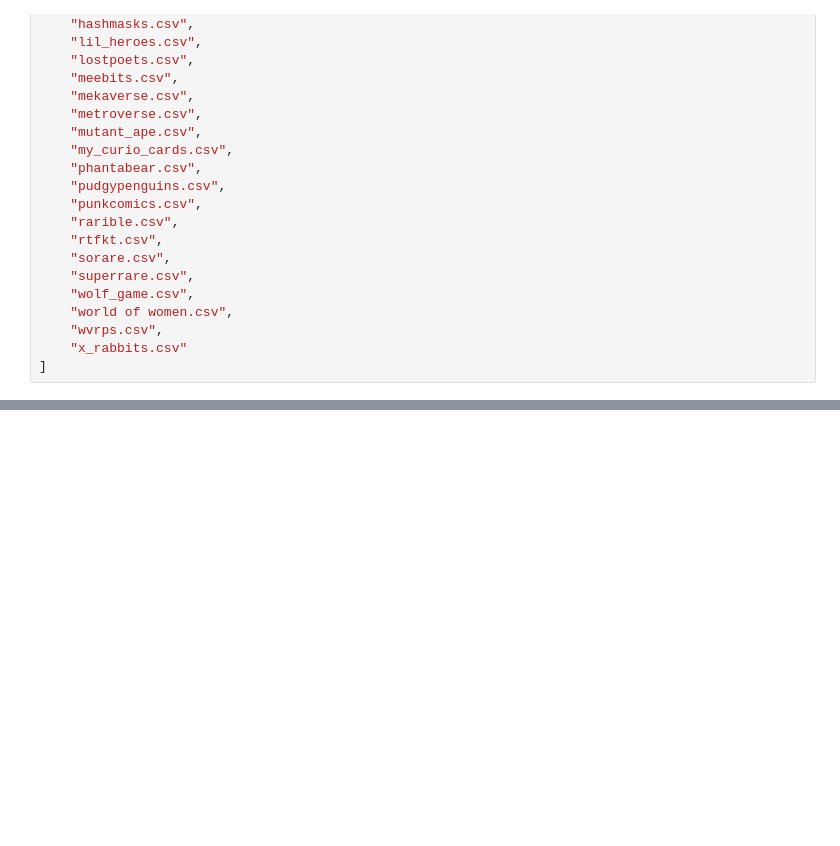
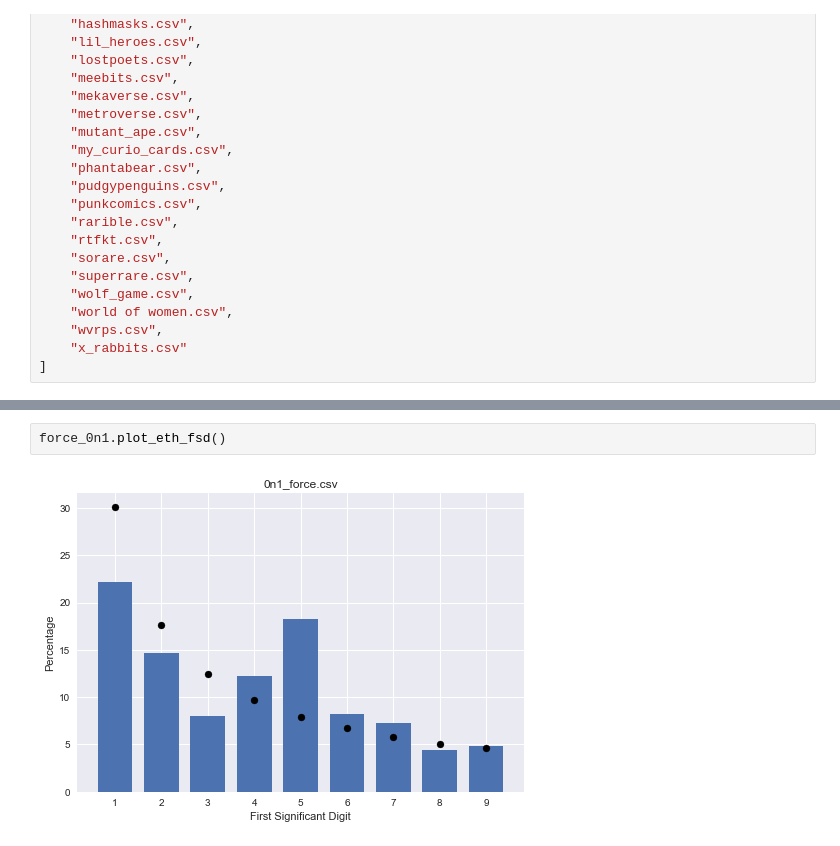
Before and after one commit to Cwolfe13/NFT-Wash-Analysis, a Jupyter notebook: analysis.ipynb, the cells around one changed output, grey strips where cells are left out. Saved outputs shown, nothing was run; the diff lists cells and outputs as text; blank space fills up the shorter version.

```diff
--- a/analysis.ipynb
+++ b/analysis.ipynb
@@ -94,0 +106,4 @@ ValueError: The range provided 30 was greaterthan the max transaction size 20.0
+# %%
+force_0n1.plot_eth_fsd()
+# %% [output]
+[figure, added]
```
Also changed, not shown: parts of 193 cells of this notebook, 44 other files.
